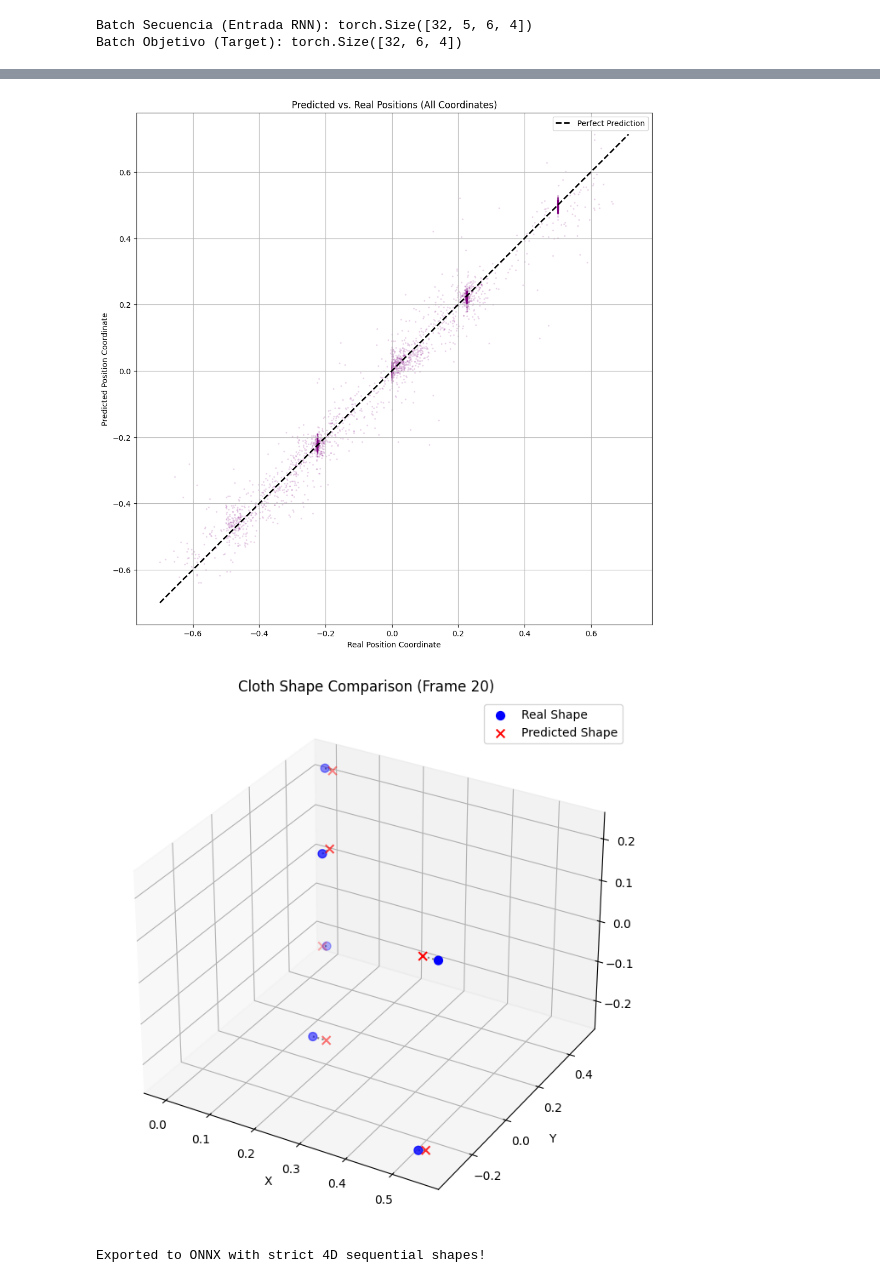
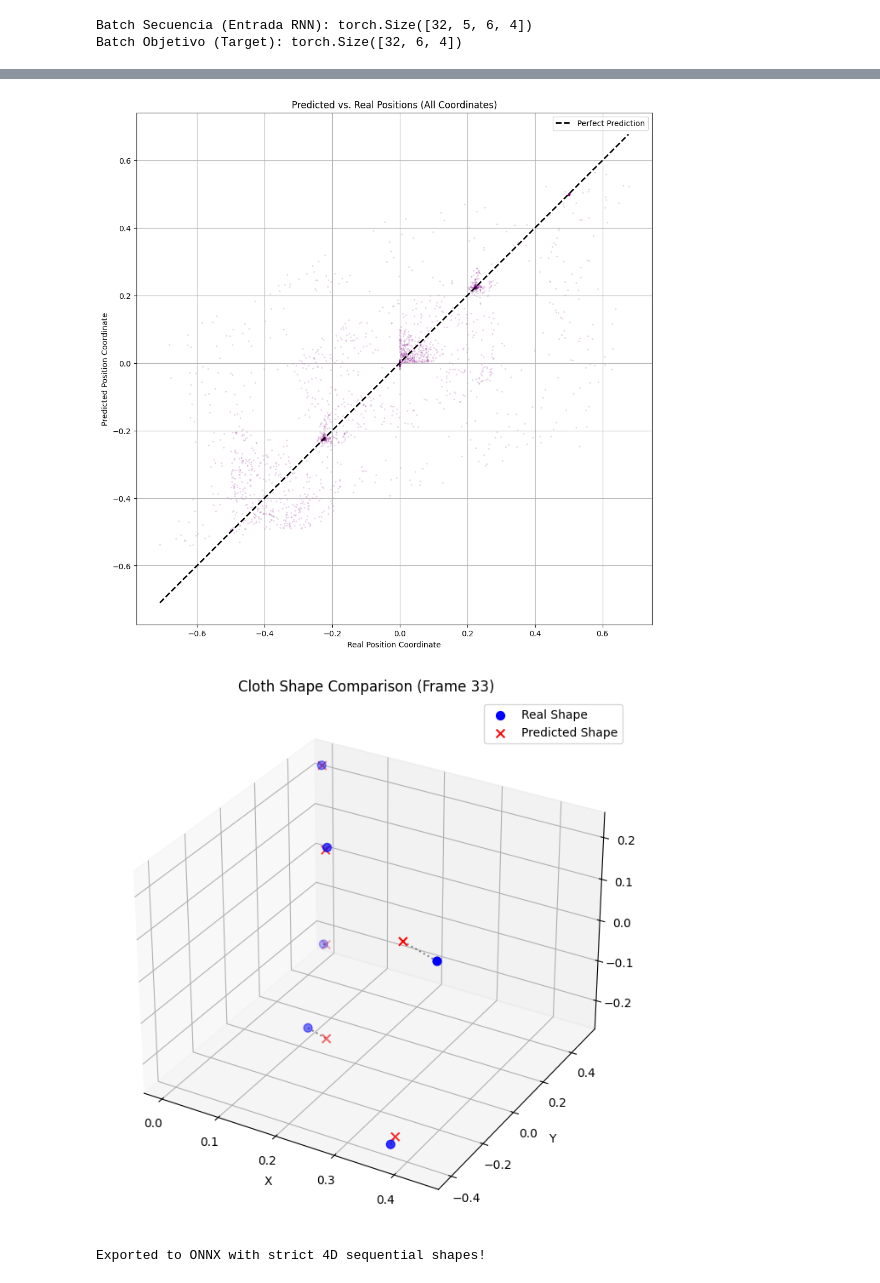
Before and after one commit to mikeletzu/TFG_FisicaOptim, a Jupyter notebook: Entrenamiento/rnn01.ipynb, the cells around one changed output, grey strips where cells are left out. Cells and saved outputs as stored; diff of their text form; code cells hidden in the pictures.

Commit message:
noise y norm, estado wip

```diff
--- a/Entrenamiento/rnn01.ipynb
+++ b/Entrenamiento/rnn01.ipynb
@@ -327,6 +330,7 @@ for epoch in range(epochs):
 
     # --- TRAINING PHASE ---
     model.train()
+    noise_scale = 0.02
     train_loss = 0.0
 
     for batch_seq_t, batch_target in train_loader:
@@ -336,17 +340,28 @@ for epoch in range(epochs):
         # 1. Normalizar toda la secuencia de entrada
         batch_seq_t_norm = (batch_seq_t - input_mean) / input_std
 
+        # Creamos un ruido Gaussiano con la misma forma que nuestra entrada
+        noise = torch.randn_like(batch_seq_t_norm) * noise_scale
+
+        # Le sumamos el ruido al input histórico
+        batch_seq_t_noisy = batch_seq_t_norm + noise
+
         # 2. Target Delta
         last_frame_positions = batch_seq_t[:, -1, :, 0:3]
         target_delta = batch_target[..., 0:3] - last_frame_positions
+        #PROBANDO A NORMALIZAR?
+        #target_delta_norm = (target_delta - target_mean) / target_std
 
         # 3. Predicción
-        pred_delta = model(batch_seq_t_norm)
+        #pred_delta = model(batch_seq_t_norm)
+        pred_delta = model(batch_seq_t_noisy)
 
         # 4. Retropropagación
         loss = criterion(pred_delta, target_delta)
+        #loss = criterion(pred_delta, target_delta_norm) #NORMALIZAU TMBN
 
         optimizer.zero_grad()
+
         loss.backward()
         torch.nn.utils.clip_grad_norm_(model.parameters(), 1.0)
         optimizer.step()
@@ -379,14 +394,21 @@ for epoch in range(epochs):
 
             # Target delta (Posición real del siguiente frame - Posición del último frame)
             target_delta = batch_target[..., 0:3] - last_frame_positions
+            target_delta_norm = (target_delta - target_mean) / target_std
 
             pred_delta = model(batch_seq_t_norm)
             loss = criterion(pred_delta, target_delta)
+            #AHORA NORMALIZAU
+            #pred_delta_norm = model(batch_seq_t_norm)
+            #loss = criterion(pred_delta_norm, target_delta_norm)
             test_loss += loss.item()
+
 
             # --- Reconstruct the absolute positions ---
             # CORRECCIÓN: Sumamos el delta predicho a las posiciones del último frame
-            pred_pos = last_frame_positions + pred_delta
+            # AHORA NORMALIZAU -> pred_pos = last_frame_positions + pred_delta
+            pred_delta_real = (pred_delta * target_std) + target_mean
+            pred_pos = last_frame_positions + pred_delta_real
             target_pos = batch_target[..., 0:3] # The true final position
 
             # Store them
@@ -394,7 +416,7 @@ for epoch in range(epochs):
             all_target_pos.append(target_pos.cpu().numpy())
 
             # Calculate our "Accuracy" (Mean Distance Error per vertex)
-            distances = torch.norm(pred_delta - target_delta, dim=-1)
+            distances = torch.norm(pred_delta_real - target_delta, dim=-1)
             total_distance_error += distances.sum().item()
             total_vertices += distances.numel()
 
@@ -491,41 +513,41 @@ plt.grid(True)
 plt.axis('equal') # Keeps the aspect ratio square
 plt.show()
 # %% [output]
-[figure, old version]
+[figure, new version]
 # %%
 # Choose a random frame from your test set to visualize
-frame_idx = 20 # Change this to look at different moments
+frame_idx = 33 # Change this to look at different moments
 num_vertices = targets_pos_np.shape[1]
 
 real_frame = targets_pos_np[frame_idx] # Shape: (Vertices, 3)
 pred_frame = preds_pos_np[frame_idx]   # Shape: (Vertices, 3)
 
 fig = plt.figure(figsize=(10, 8))
 ax = fig.add_subplot(111, projection='3d')
 
 # Extract X, Y, Z for Real positions
 rx, ry, rz = real_frame[:, 0], real_frame[:, 1], real_frame[:, 2]
 # Extract X, Y, Z for Predicted positions
 px, py, pz = pred_frame[:, 0], pred_frame[:, 1], pred_frame[:, 2]
 
 # Plot the real cloth vertices in Blue
 ax.scatter(rx, ry, rz, c='blue', label='Real Shape', s=50, marker='o')
 
 # Plot the predicted cloth vertices in Red
 ax.scatter(px, py, pz, c='red', label='Predicted Shape', s=50, marker='x')
 
 # Draw lines connecting the predicted vertex to the real vertex to show the error
 for i in range(num_vertices):
     ax.plot([rx[i], px[i]], [ry[i], py[i]], [rz[i], pz[i]], color='gray', linestyle='dotted')
 
 ax.set_title(f'Cloth Shape Comparison (Frame {frame_idx})')
 ax.set_xlabel('X')
 ax.set_ylabel('Y')
 ax.set_zlabel('Z')
 ax.legend()
 plt.show()
 # %% [output]
-[figure, old version]
+[figure, new version]
 # %%
 import torch
 import sys
```
Also changed, not shown: parts of 6 cells of this notebook, 11 other files.
